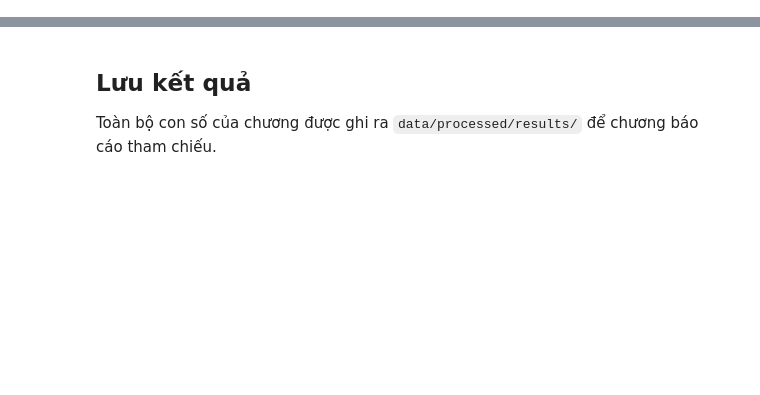
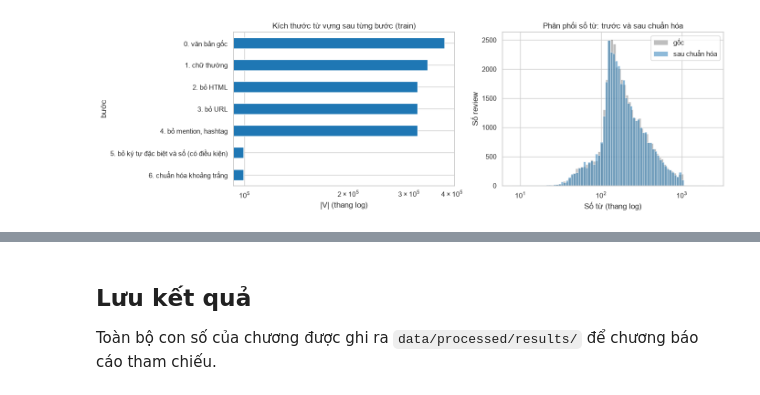
Before and after one commit to CaoThien1402/dm-preprocessing, a Jupyter notebook: book/05_text_preprocessing.ipynb, the cells around one changed output, grey strips where cells are left out. Drawn from its saved outputs; the diff is of its cells as text; code cells hidden in the pictures; blank space fills up the shorter version.

```diff
--- a/book/05_text_preprocessing.ipynb
+++ b/book/05_text_preprocessing.ipynb
@@ -116,0 +102,98 @@ với $V$ là từ vựng gốc, $V'$ là tập dạng gốc sau khi biến đ
+# %%
+RATING_RE = re.compile(r"(?<![\d.])(\d{1,2})(?:\.\d+)?\s*(?:/|out of)\s*10\b")
+NUM_WORDS = ["zero", "one", "two", "three", "four", "five", "six", "seven", "eight", "nine", "ten"]
+
+
+def strip_accents(s: str) -> str:
+    """é thành e: tách dấu bằng NFKD rồi bỏ các ký tự dấu."""
+    return "".join(c for c in unicodedata.normalize("NFKD", s) if not unicodedata.combining(c))
+
+
+def keep_ratings(s: str) -> str:
+    """'7/10' hoặc '7 out of 10' thành token chữ 'ratingseven' (bỏ phần thập phân) để không bị xóa cùng chữ số."""
+    return RATING_RE.sub(lambda m: f" rating{NUM_WORDS[min(int(m.group(1)), 10)]} ", s)
+
+
+def remove_special_and_digits(s: str, ratings: bool = True) -> str:
+    s = strip_accents(s)
+    if ratings:
+        s = keep_ratings(s)
+    s = re.sub(r"[^a-z'\s]", " ", s)               # chỉ giữ chữ cái, dấu nháy và khoảng trắng
+    return re.sub(r"(?<![a-z])'|'(?![a-z])", " ", s)  # dấu nháy chỉ giữ khi nằm trong từ (don't)
+
+
+STEPS = [
+    ("1. chữ thường", str.lower),
+    ("2. bỏ HTML", lambda s: re.sub(r"<[^>]+>", " ", s)),
+    ("3. bỏ URL", lambda s: re.sub(r"https?://\S+|www\.\S+", " ", s, flags=re.I)),
+    ("4. bỏ mention, hashtag", lambda s: re.sub(r"[@#]\w+", " ", s)),
+    ("5. bỏ ký tự đặc biệt và số (có điều kiện)", remove_special_and_digits),
+    ("6. chuẩn hóa khoảng trắng", lambda s: re.sub(r"\s+", " ", s).strip()),
+]
+
+
+def normalize_text(s: str) -> str:
+    for _, fn in STEPS:
+        s = fn(s)
+    return s
+
+
+def light_clean(s: str) -> str:
+    """Bản 'nhẹ': chỉ bỏ HTML, URL, mention, hashtag; GIỮ chữ hoa, dấu câu và số (dùng cho tách câu và Sentence Transformer)."""
+    s = re.sub(r"<[^>]+>", " ", s)
+    s = re.sub(r"https?://\S+|www\.\S+", " ", s, flags=re.I)
+    s = re.sub(r"[@#]\w+", " ", s)
+    return re.sub(r"\s+", " ", s).strip()
+
+
+def vocab_of(texts: pd.Series) -> set:
+    return set(chain.from_iterable(t.split() for t in texts))
+
+
+# Đo sau từng bước
+cur, prev_words = train["review"], None
+rows = []
+for name, fn in [("0. văn bản gốc", None)] + STEPS:
+    if fn is not None:
+        cur = cur.map(fn)
+    words = cur.str.split().str.len()
+    V = len(vocab_of(cur))
+    rows.append({"bước": name, "|V|": V, "ΔV so với bước trước (%)": np.nan if not rows else (V / rows[-1]["|V|"] - 1) * 100,
+                 "số từ TB": words.mean(), "số từ trung vị": words.median(), "số ký tự TB": cur.str.len().mean(), "số ký tự trung vị": cur.str.len().median(),
+                 "KS số từ": np.nan if prev_words is None else stats.ks_2samp(prev_words, words).statistic})
+    prev_words = words
+norm_table = pd.DataFrame(rows).set_index("bước")
+display(norm_table.round(3))
+RESULTS["normalization_steps"] = norm_table.round(5).to_dict("index")
+RESULTS["vocab_raw"], RESULTS["vocab_after_normalization"] = int(norm_table.iloc[0]["|V|"]), int(norm_table.iloc[-1]["|V|"])
+
+fig, axes = plt.subplots(1, 2, figsize=(14, 4.5))
+norm_table["|V|"].iloc[::-1].plot.barh(ax=axes[0], color="tab:blue")
+axes[0].set_xscale("log"); axes[0].set_title("Kích thước từ vựng sau từng bước (train)"); axes[0].set_xlabel("|V| (thang log)")
+sns.histplot(train["review"].str.split().str.len(), bins=80, log_scale=(True, False), color="tab:gray", label="gốc", ax=axes[1], alpha=0.5)
+sns.histplot(cur.str.split().str.len(), bins=80, log_scale=(True, False), color="tab:blue", label="sau chuẩn hóa", ax=axes[1], alpha=0.5)
+axes[1].set_title("Phân phối số từ: trước và sau chuẩn hóa"); axes[1].set_xlabel("Số từ (thang log)"); axes[1].set_ylabel("Số review"); axes[1].legend()
+plt.tight_layout()
+plt.show()
+
+# Kiểm chứng điều kiện chữ số: giữ điểm đánh giá hay bỏ mọi chữ số
+pre5 = train["review"].map(lambda s: re.sub(r"[@#]\w+", " ", re.sub(r"https?://\S+|www\.\S+", " ", re.sub(r"<[^>]+>", " ", s.lower()), flags=re.I)))
+finish = lambda s: re.sub(r"\s+", " ", s).strip()
+variants = {"bỏ mọi chữ số": pre5.map(lambda s: finish(remove_special_and_digits(s, ratings=False))),
+            "giữ điểm đánh giá (đã chọn)": pre5.map(lambda s: finish(remove_special_and_digits(s, ratings=True)))}
+has_rating = pre5.map(lambda s: RATING_RE.search(s) is not None)
+print(f"Review có điểm kiểu x/10 hoặc 'x out of 10': {has_rating.mean() * 100:.2f}% (positive: {y_train[has_rating.to_numpy()].mean() * 100:.1f}%)")
+digit_tests = {}
+for kind in ("LR", "NB"):
+    scores = {k: cv_f1(v, kind) for k, v in variants.items()}
+    tab = compare_table(scores, base="bỏ mọi chữ số")
+    digit_tests[kind] = tab
+    print(f"5-fold CV F1, {kind}:")
+    display(tab.round(4))
+RESULTS["digits_experiment"] = {k: v.round(6).to_dict("index") for k, v in digit_tests.items()}
+RESULTS["review_with_rating_pct"] = float(has_rating.mean() * 100)
+
+# Áp dụng pipeline đã chốt cho toàn bộ train và test
+train["norm"], test["norm"] = train["review"].map(normalize_text), test["review"].map(normalize_text)
+assert train["norm"].map(lambda s: bool(re.fullmatch(r"[a-z' ]*", s))).all()
+# %% [output]
@@ -116,0 +209 @@ với $V$ là từ vựng gốc, $V'$ là tập dạng gốc sau khi biến đ
+[figure, added]
```
Also changed, not shown: parts of 23 cells of this notebook, 1 other file.
